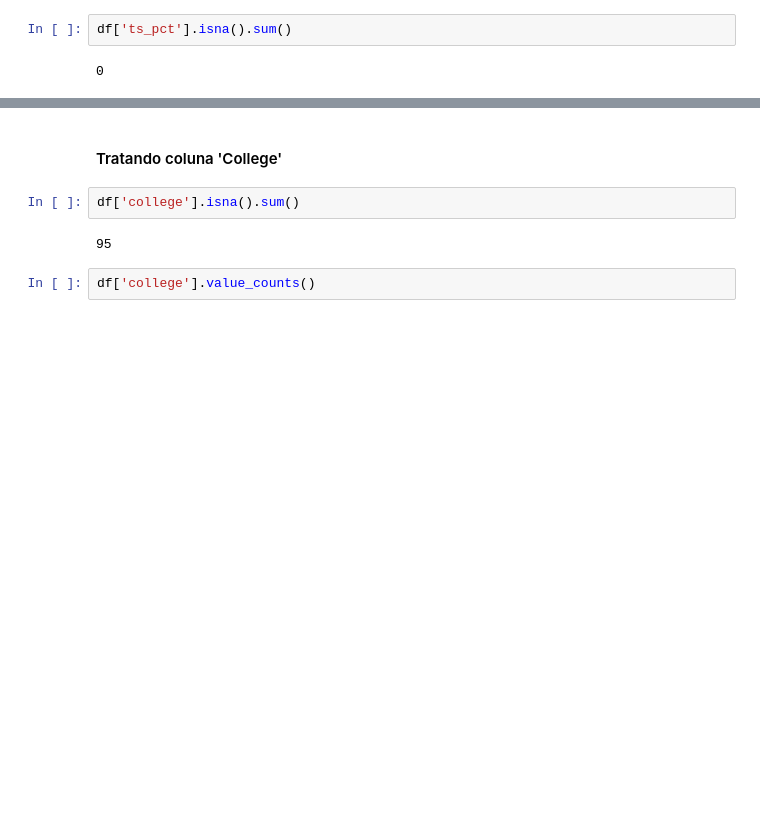
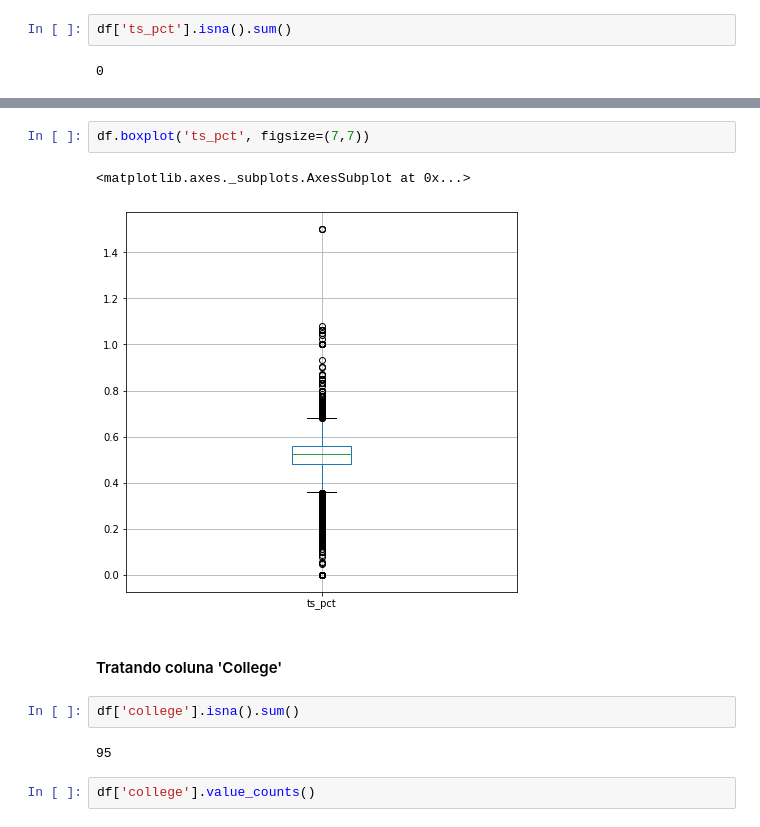
Before and after one commit to tta13/NBA-data-analysis, a Jupyter notebook: code.ipynb, the cells around one changed output, grey strips where cells are left out. Saved outputs shown, nothing was run; the diff lists cells and outputs as text; blank space fills up the shorter version.

```diff
--- a/code.ipynb
+++ b/code.ipynb
@@ -952,3 +962,8 @@ df['ts_pct'].isna().sum()
+# %%
+df.boxplot('ts_pct', figsize=(7,7))
+# %% [output]
+<matplotlib.axes._subplots.AxesSubplot at 0x...>
+[figure, added]
 # %% [markdown]
 #### Tratando coluna 'College'
 # %%
```
Also changed, not shown: parts of 6 cells of this notebook.
